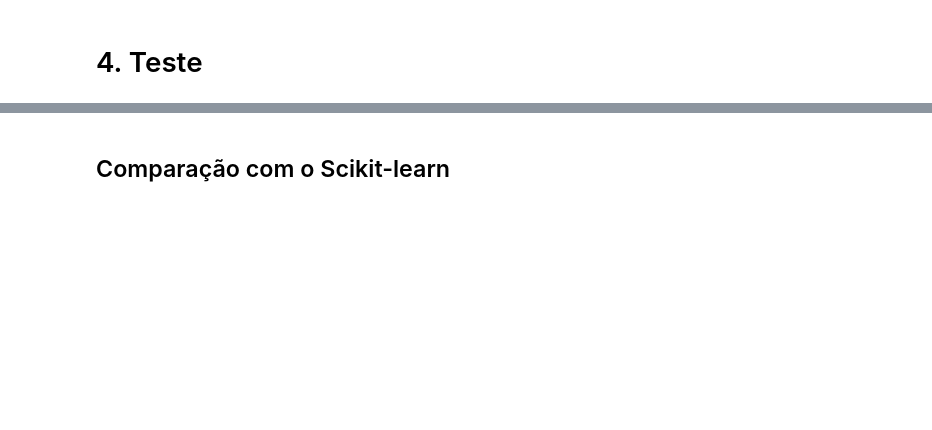
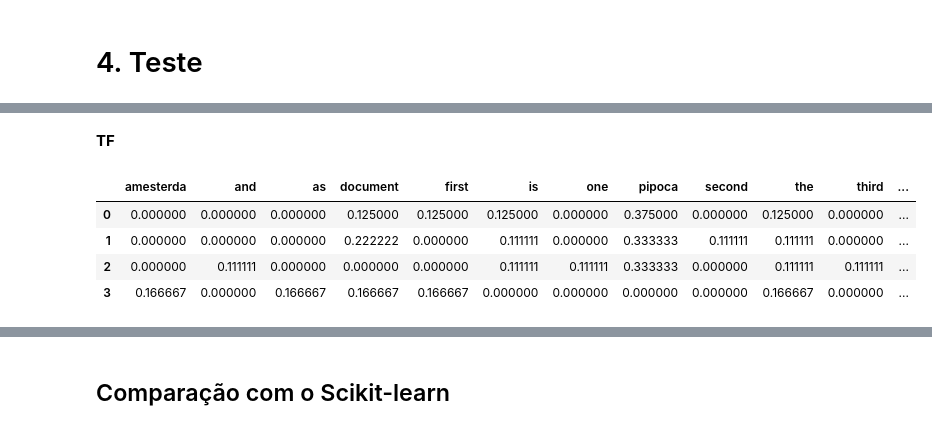
Before and after one commit to altierispeixoto/ds-studies, a Jupyter notebook: machine-learning/feature-engineering/tf-idf/tf-idf.ipynb, the cells around one changed output, grey strips where cells are left out. Drawn from its saved outputs; the diff is of its cells as text; code cells hidden in the pictures; blank space fills up the shorter version.

```diff
--- a/machine-learning/feature-engineering/tf-idf/tf-idf.ipynb
+++ b/machine-learning/feature-engineering/tf-idf/tf-idf.ipynb
@@ -270,0 +156,12 @@ class Tfidf():
+# %%
+tfidfs = tfidf.fit()
+# %% [markdown]
+**TF**
+# %%
+pd.DataFrame(tfidf.tf_list)
+# %% [output]
+|  | amesterda | and | as | document | first | is | one | pipoca | second | the | third | ... |
+| 0 | 0.000000 | 0.000000 | 0.000000 | 0.125000 | 0.125000 | 0.125000 | 0.000000 | 0.375000 | 0.000000 | 0.125000 | 0.000000 | ... |
+| 1 | 0.000000 | 0.000000 | 0.000000 | 0.222222 | 0.000000 | 0.111111 | 0.000000 | 0.333333 | 0.111111 | 0.111111 | 0.000000 | ... |
+| 2 | 0.000000 | 0.111111 | 0.000000 | 0.000000 | 0.000000 | 0.111111 | 0.111111 | 0.333333 | 0.000000 | 0.111111 | 0.111111 | ... |
+| 3 | 0.166667 | 0.000000 | 0.166667 | 0.166667 | 0.166667 | 0.000000 | 0.000000 | 0.000000 | 0.000000 | 0.166667 | 0.000000 | ... |
```
Also changed, not shown: parts of 42 cells of this notebook.
